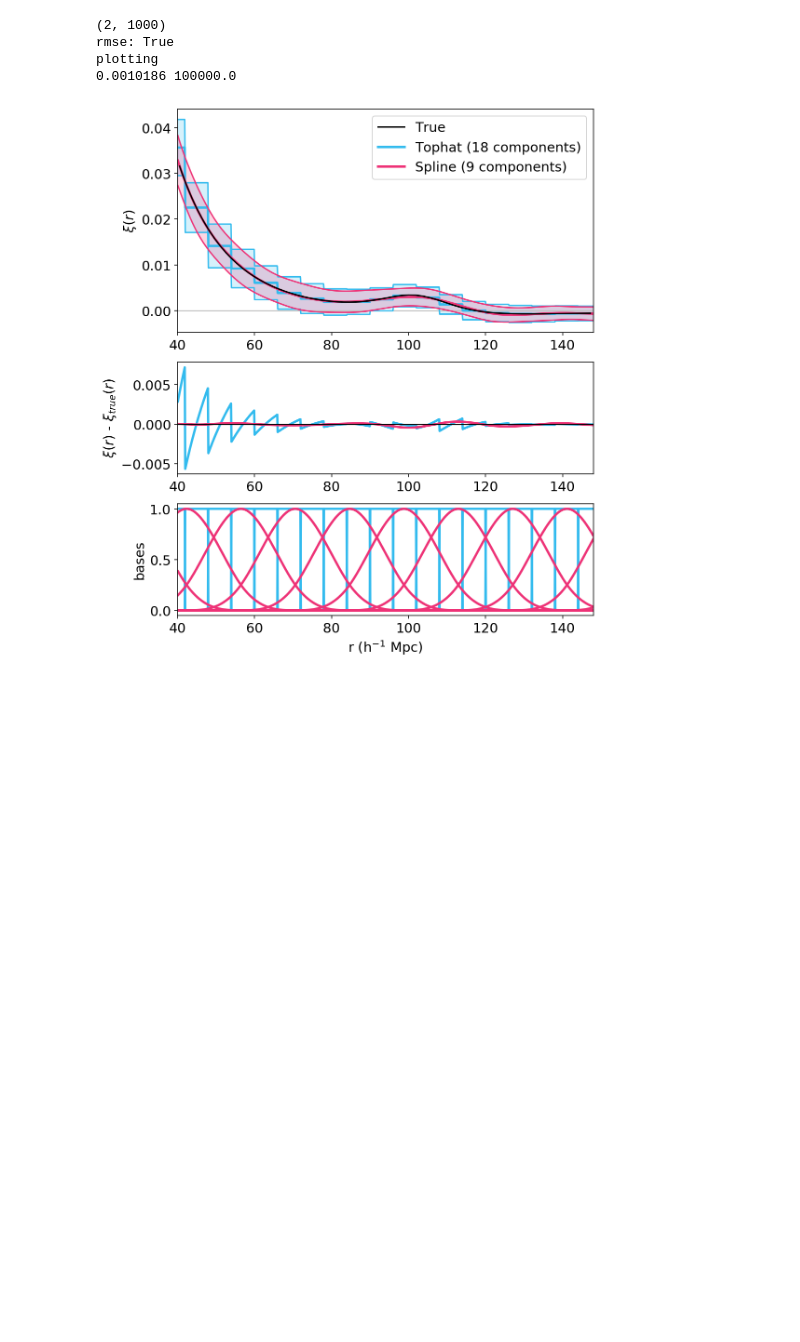
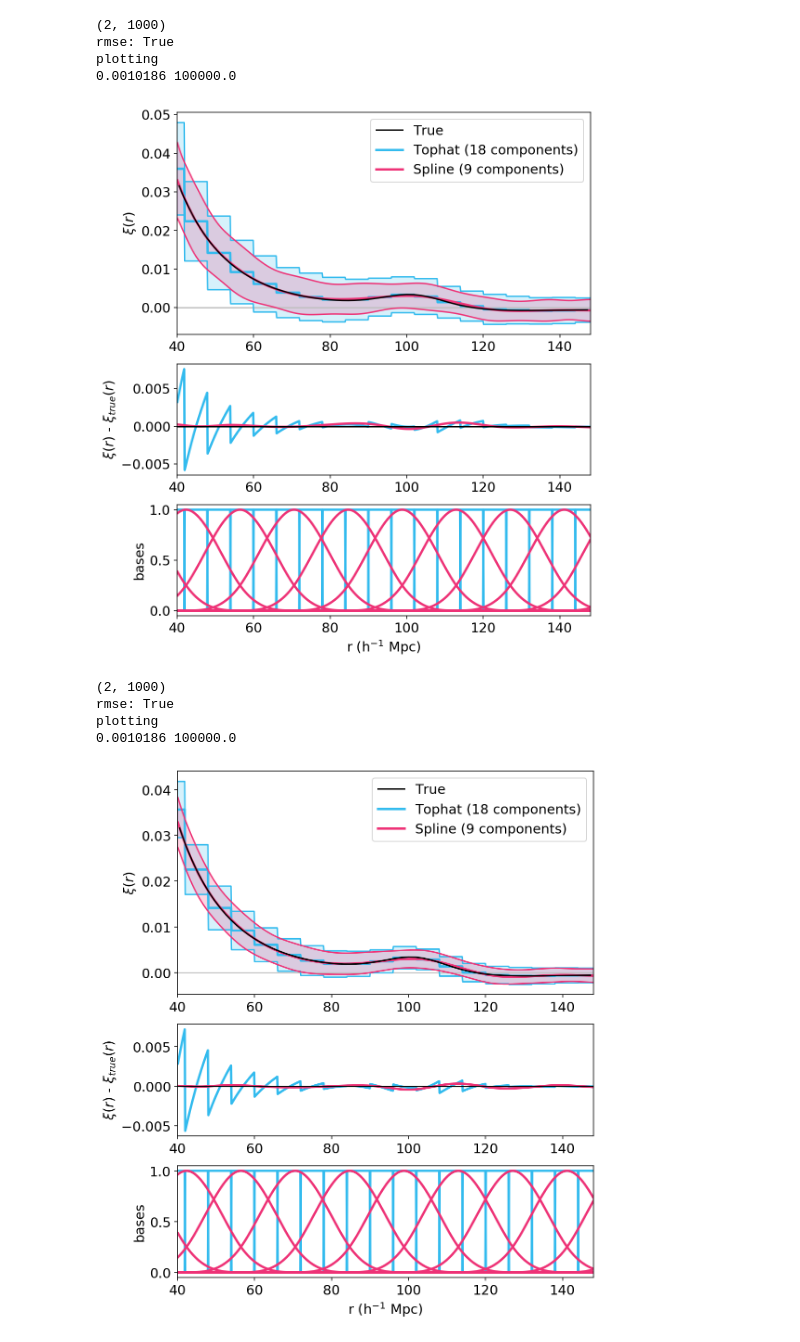
Before and after one commit to kstoreyf/continuous-estimator, a Jupyter notebook: code/z057_mocks_2020-08-12.ipynb, the cells around one changed output. Cells and saved outputs as stored; diff of their text form; code cells hidden in the pictures; blank space fills up the shorter version.

```diff
--- a/code/z057_mocks_2020-08-12.ipynb
+++ b/code/z057_mocks_2020-08-12.ipynb
@@ -171,6 +168,19 @@ ctopfew = '#0077BB'
 cspline = '#EE3377'
 cbao = '#228833'
 ctheory = '#808080'
+# %%
+cat_tag = '_L750_n2e-5_z057'
+cf_tags = ['_tophat_bw6', '_spline3_bw12']
+colors = [ctopmany, cspline]
+labels = ['Tophat (18 components)', 'Spline (9 components)']
+
+ax = plot_continuous(cat_tag, cf_tags, colors=colors, labels=labels, peak_fit=False, Nrealizations=1000)
+# %% [output]
+(2, 1000)
+rmse: True
+plotting
+0.0010186 100000.0
+[figure, added]
 # %%
 cat_tag = '_L750_n5e-5_z057'
 cf_tags = ['_tophat_bw6', '_spline3_bw12']
```
Also changed, not shown: parts of 121 cells of this notebook.
